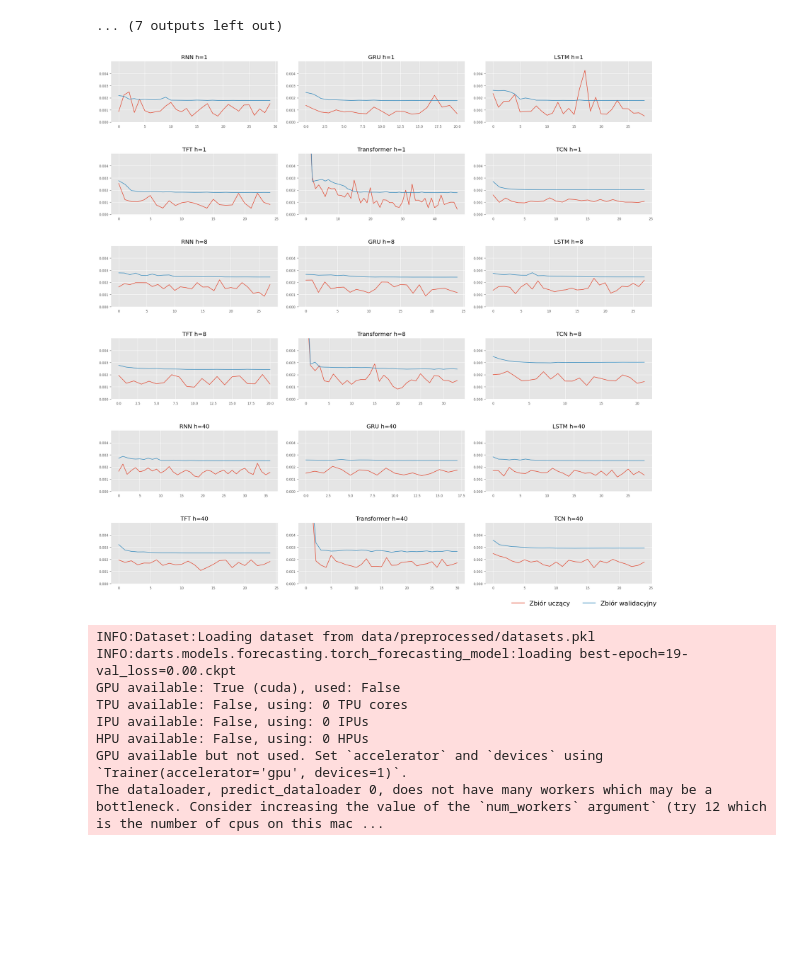
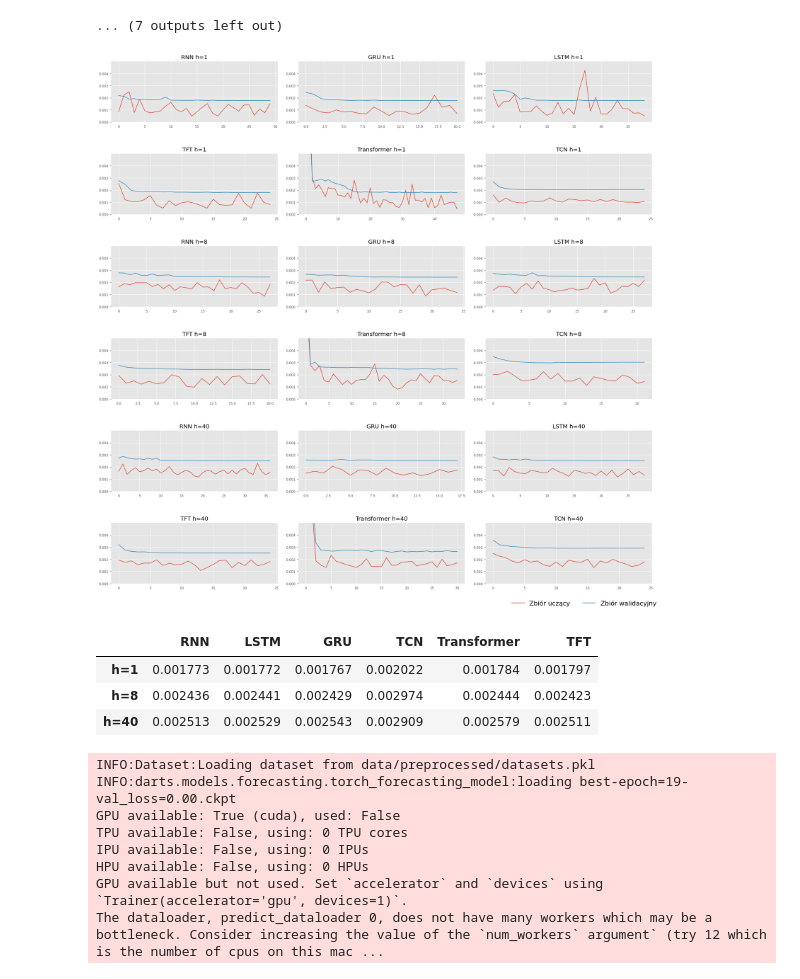
Before and after one commit to mikasso/nasdaq_forecasting, a Jupyter notebook: visualization_results.ipynb, the cells around one changed output. Saved outputs shown, nothing was run; the diff lists cells and outputs as text; code cells hidden in the pictures; blank space fills up the shorter version.

```diff
--- a/visualization_results.ipynb
+++ b/visualization_results.ipynb
@@ -44,30 +44,35 @@ plt.ioff()
 # %%
 import numpy as np
 
 
 plt.close()
 plt.ion()
 figure, axis = plt.subplots(6, 3)
 figure.tight_layout(pad=2.0)
 figure.set_figheight(20)
 
-min_val_losses = pd.DataFrame(index=["h=1",'h=8','h=40'], columns=["RNN","LSTM"])
+min_val_losses = pd.DataFrame(index=["h=1",'h=8','h=40'], columns=["RNN","LSTM","GRU","TCN","Transformer","TFT"])
 
 for idx, (key, value) in enumerate(loss_dict.items()):
         ax = axis[idx // 3, idx % 3]
         ax.plot(value[0])
         ax.plot(value[1])
         k = key.split(" ")
         min_val_losses[k[0]][k[1]] = min(value[1])
         ax.set_yticks(np.arange(0, 0.005, 0.001))
         ax.set_ylim(0, 0.005)
         ax.set_title(key)
 
 labels = ["Zbiór uczący", "Zbiór walidacyjny"]
 figure.legend(labels, loc='lower right',  ncol=len(labels),  prop={'size': 16}, bbox_transform=figure.transFigure)
 plt.show()
+min_val_losses
 # %% [output]
 [figure]
+|  | RNN | LSTM | GRU | TCN | Transformer | TFT |
+| h=1 | 0.001773 | 0.001772 | 0.001767 | 0.002022 | 0.001784 | 0.001797 |
+| h=8 | 0.002436 | 0.002441 | 0.002429 | 0.002974 | 0.002444 | 0.002423 |
+| h=40 | 0.002513 | 0.002529 | 0.002543 | 0.002909 | 0.002579 | 0.002511 |
 # %%
 import darts
 
```
